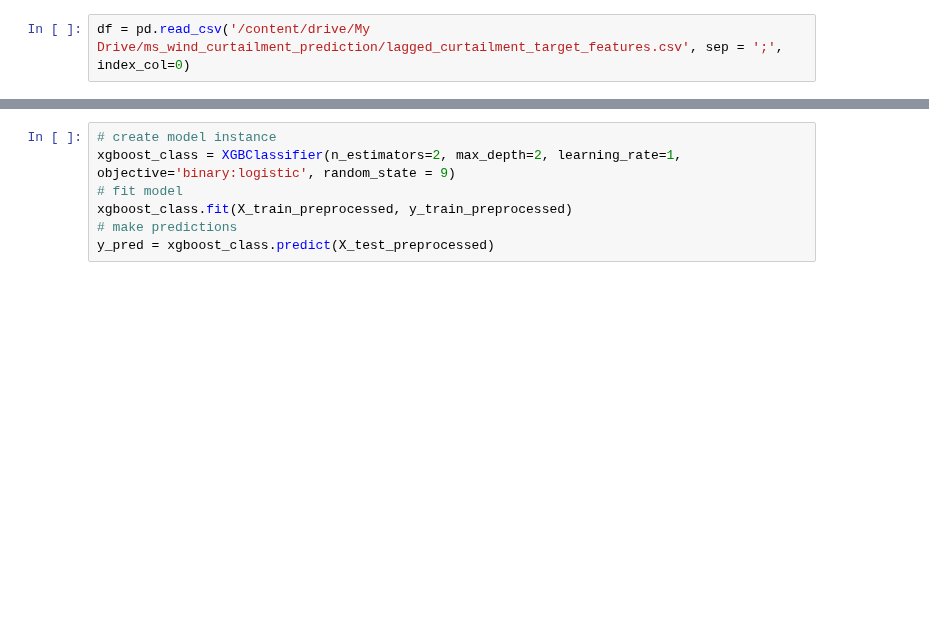
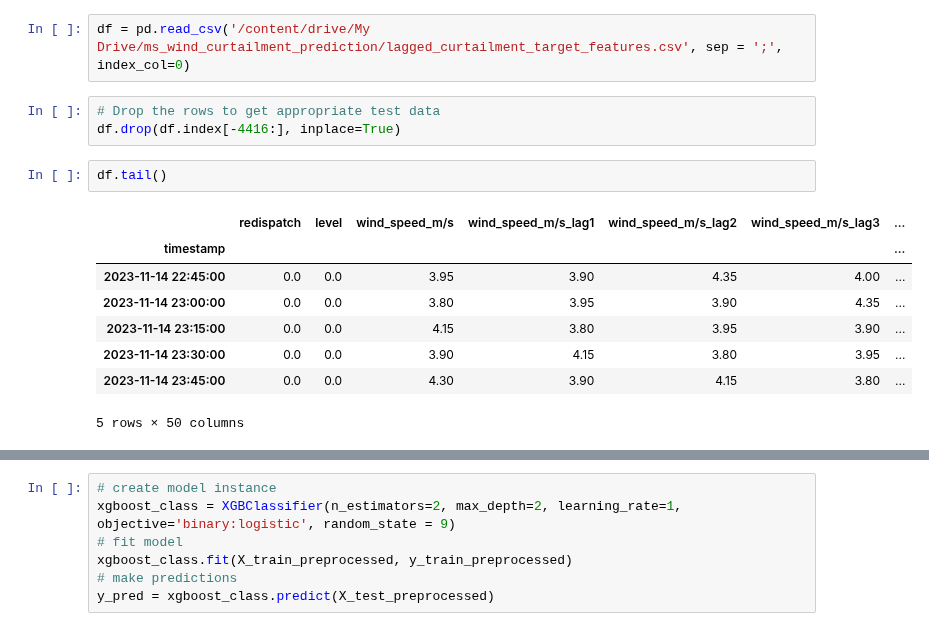
Before and after one commit to mgondeck/wind_curtailment_prediction, a Jupyter notebook: xgboost_binary_classification.ipynb, the cells around one changed output, grey strips where cells are left out. Saved outputs shown, nothing was run; the diff lists cells and outputs as text; blank space fills up the shorter version.

```diff
--- a/xgboost_binary_classification.ipynb
+++ b/xgboost_binary_classification.ipynb
@@ -25,2 +25,16 @@ Mounted at /content/drive
 # %%
 df = pd.read_csv('/content/drive/My Drive/ms_wind_curtailment_prediction/lagged_curtailment_target_features.csv', sep = ';', index_col=0)
+# %%
+# Drop the rows to get appropriate test data
+df.drop(df.index[-4416:], inplace=True)
+# %%
+df.tail()
+# %% [output]
+|  | redispatch | level | wind_speed_m/s | wind_speed_m/s_lag1 | wind_speed_m/s_lag2 | wind_speed_m/s_lag3 | ... |
+| timestamp |  |  |  |  |  |  | ... |
+| 2023-11-14 22:45:00 | 0.0 | 0.0 | 3.95 | 3.90 | 4.35 | 4.00 | ... |
+| 2023-11-14 23:00:00 | 0.0 | 0.0 | 3.80 | 3.95 | 3.90 | 4.35 | ... |
+| 2023-11-14 23:15:00 | 0.0 | 0.0 | 4.15 | 3.80 | 3.95 | 3.90 | ... |
+| 2023-11-14 23:30:00 | 0.0 | 0.0 | 3.90 | 4.15 | 3.80 | 3.95 | ... |
+| 2023-11-14 23:45:00 | 0.0 | 0.0 | 4.30 | 3.90 | 4.15 | 3.80 | ... |
+5 rows × 50 columns
```
Also changed, not shown: parts of 11 cells of this notebook.
